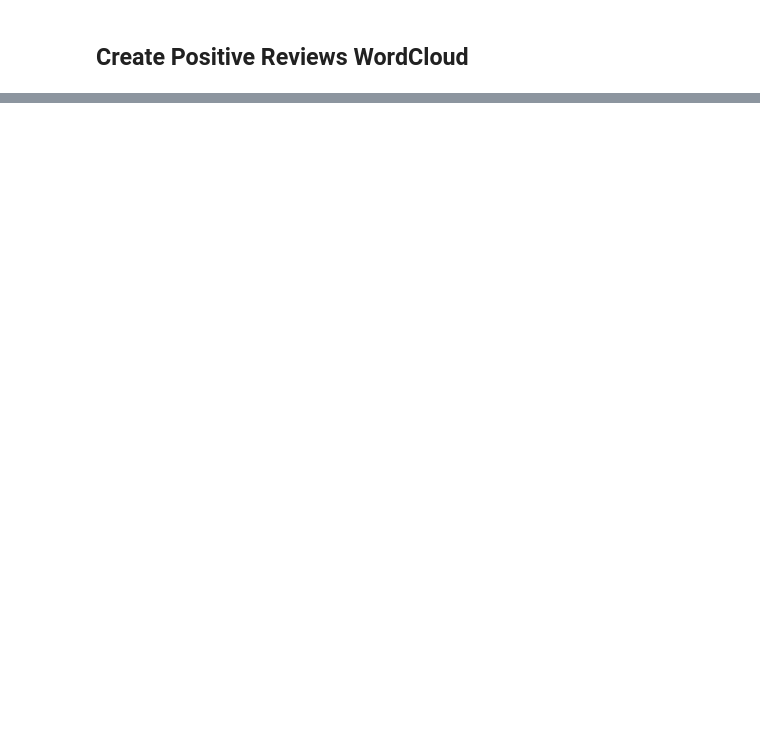
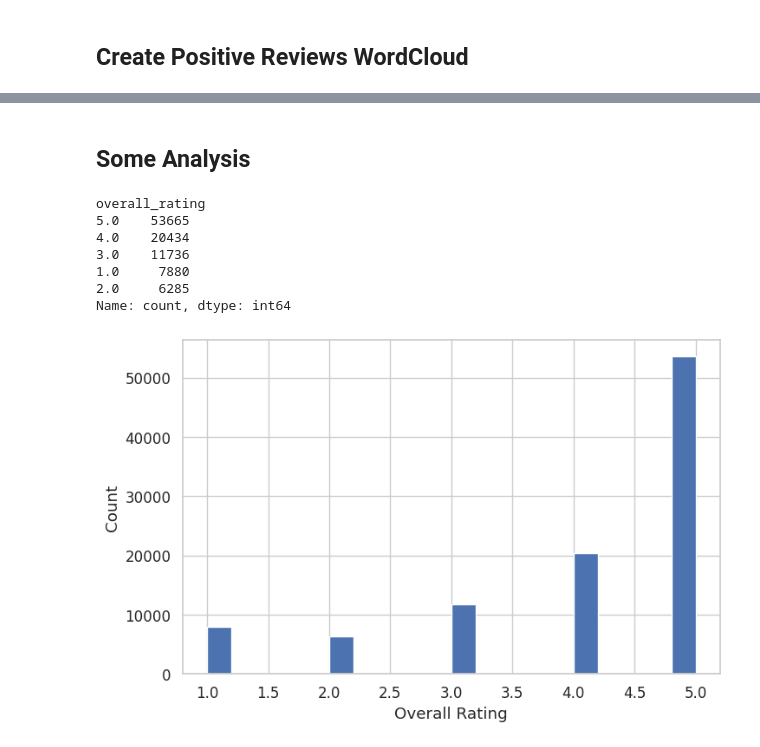
Before and after one commit to muthucse7/ml_itcs_5156-project, a Jupyter notebook: Sentiment_Analysis_on_Amazon_Product_Reviews.ipynb, the cells around one changed output, grey strips where cells are left out. Cells and saved outputs as stored; diff of their text form; code cells hidden in the pictures; blank space fills up the shorter version.

```diff
--- a/Sentiment_Analysis_on_Amazon_Product_Reviews.ipynb
+++ b/Sentiment_Analysis_on_Amazon_Product_Reviews.ipynb
@@ -319,0 +351,16 @@ wordcloud.to_file("WordCloud_Positive_Reviews.png")
+# %%
+df_new = df.iloc[:100000]
+
+tmp = list()
+for i in range(100000):
+    tmp.append(cleanme(df_new.iloc[i,:]['reviewText']))
+tmp = pd.DataFrame(tmp)
+tmp.columns = ['reviewlen', 'cleanrev', 'adjreview']
+
+(tmp.head())
+
+
+df_new = df_new.reset_index()
+df_new = pd.concat([df_new,tmp], axis=1)
+df_new = df_new[['overall','reviewText','summary','reviewlen', 'cleanrev', 'adjreview']]
+df_new.head()
@@ -319,0 +515,18 @@ wordcloud.to_file("WordCloud_Positive_Reviews.png")
+# %% [markdown]
+## Some Analysis
+# %%
+import seaborn as sns
+print(df_new['overall_rating'].value_counts())
+sns.set(style='whitegrid', palette="deep", font_scale=1.1, rc={"figure.figsize": [8, 5]})
+sns.distplot(
+    (df_new['overall_rating']), norm_hist=False, kde=False, bins=20, hist_kws={"alpha": 1}
+).set(xlabel='Overall Rating', ylabel='Count');
+# %% [output]
+overall_rating
+5.0    53665
+4.0    20434
+3.0    11736
+1.0     7880
+2.0     6285
+Name: count, dtype: int64
+[figure, added]
```
Also changed, not shown: parts of 33 cells of this notebook.
